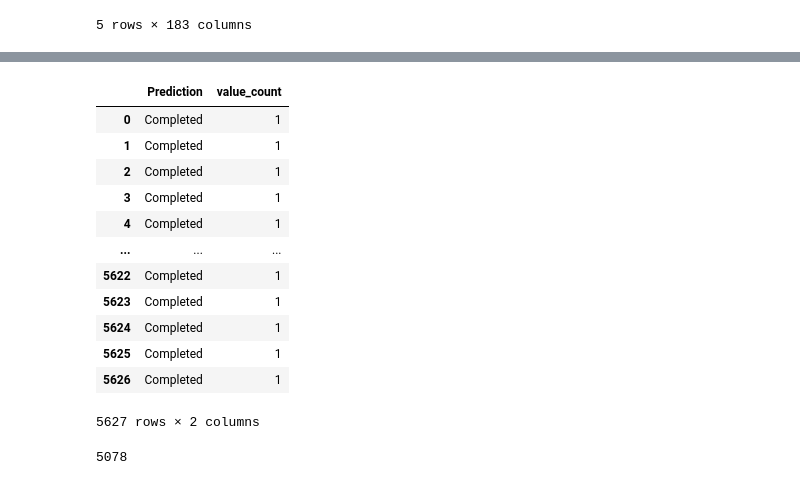
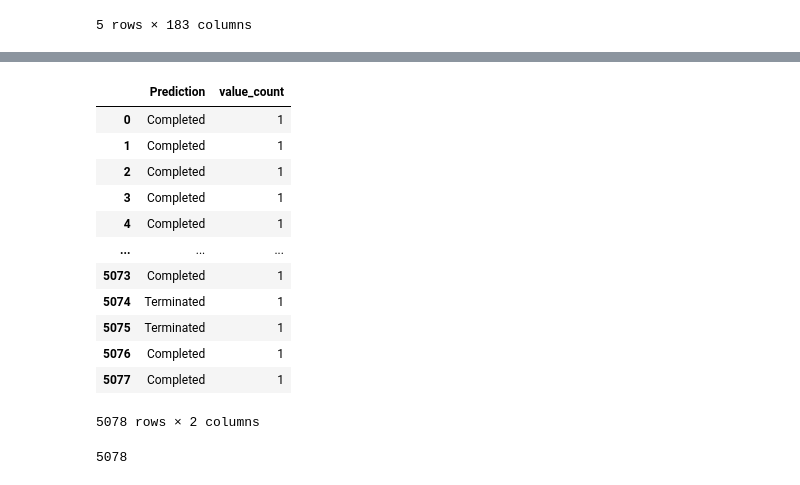
Before and after one commit to sigkarmoil/Clinical_Trial_Machine_Learning, a Jupyter notebook: Final_Codes/machine_learning/multivariate_regression/Logistic Regression- Full Data.ipynb, the cells around one changed output, grey strips where cells are left out. Cells and saved outputs as stored; diff of their text form; code cells hidden in the pictures.

```diff
--- a/Final_Codes/machine_learning/multivariate_regression/Logistic Regression- Full Data.ipynb
+++ b/Final_Codes/machine_learning/multivariate_regression/Logistic Regression- Full Data.ipynb
@@ -291,24 +291,24 @@ First 30 Predictions:   ['Completed' 'Completed' 'Completed' 'Completed' 'Comple
 # %%
-other_result = pd.DataFrame({"Prediction": predictions}).reset_index(drop=True)
+other_result = pd.DataFrame({"Prediction": predictions_other }).reset_index(drop=True)
 other_result["value_count"] = 1
 
 
 
 other_result
 # %% [output]
 |  | Prediction | value_count |
 | 0 | Completed | 1 |
 | 1 | Completed | 1 |
 | 2 | Completed | 1 |
 | 3 | Completed | 1 |
 | 4 | Completed | 1 |
 | ... | ... | ... |
-| 5622 | Completed | 1 |
-| 5623 | Completed | 1 |
-| 5624 | Completed | 1 |
-| 5625 | Completed | 1 |
-| 5626 | Completed | 1 |
+| 5073 | Completed | 1 |
+| 5074 | Terminated | 1 |
+| 5075 | Terminated | 1 |
+| 5076 | Completed | 1 |
+| 5077 | Completed | 1 |
-5627 rows × 2 columns
+5078 rows × 2 columns
 # %%
 other_NCTId = df_other_trial["NCTId"].values
 len(other_NCTId)
```
Also changed, not shown: parts of 6 cells of this notebook, 5 other files.
